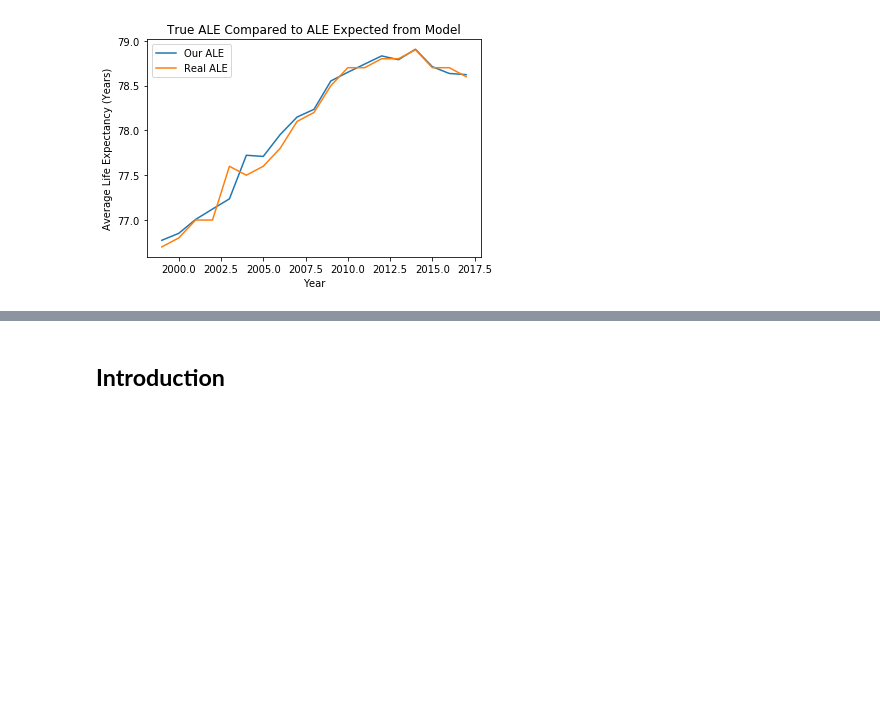
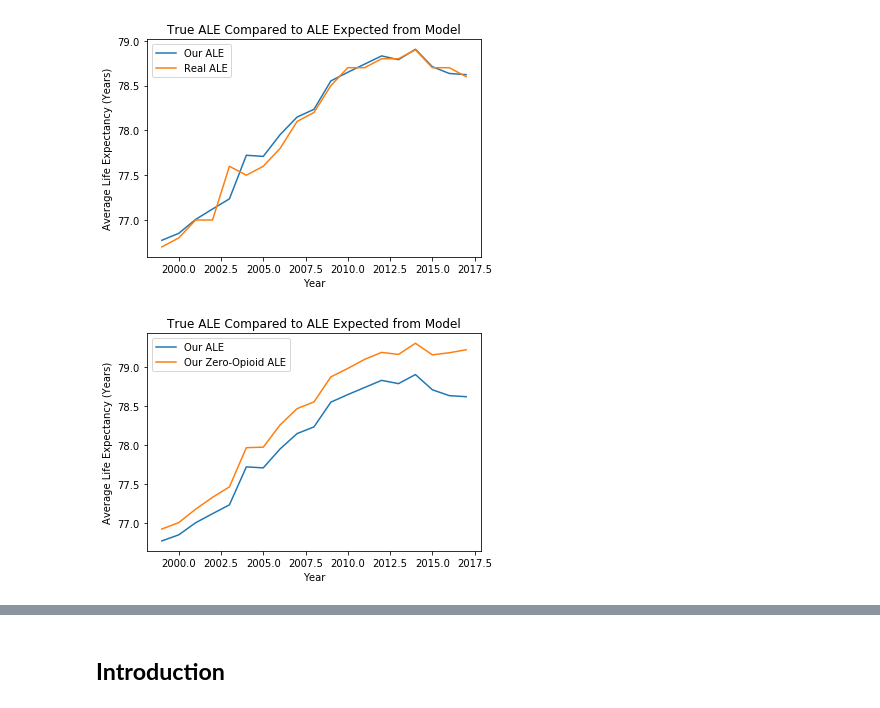
Before and after one commit to ASHSWAN1999/DataScienceProject2, a Jupyter notebook: project2.ipynb, the cells around one changed output, grey strips where cells are left out. Drawn from its saved outputs; the diff is of its cells as text; code cells hidden in the pictures; blank space fills up the shorter version.

```diff
--- a/project2.ipynb
+++ b/project2.ipynb
@@ -49,4 +57,23 @@ nchs = df.append(nchs.drop([0]), ignore_index=True)
 # Select NCHS data that aligns with mort data, describing all people in the US, from 1999-2017, and in year ascending order
 everyone = nchs[(nchs.Race == 'All Races') & (nchs.Sex == 'Both Sexes')]
 recent = everyone[everyone.Year > 1998][::-1].reset_index(drop=True)
+# %%
+def make_zero_var_scenario(df):
+
+    mod_df = sy_mort.copy(deep=True)
+
+    for year in range(1999,2018):
+
+        for age in range(0,101):
+            df_index = df[(df['Year'] == year) & (df['Single-Year Ages Code'].astype('int64')==age)].first_valid_index()
+
+            if df_index == None:
+                df_deaths = 0
+            else:
+                df_deaths = df.at[df_index, 'Deaths']
+
+            z_index = mod_df[(mod_df['Year'] == year) & (mod_df['Single-Year Ages Code'].astype('int64')==age)].first_valid_index()
+            mod_df.at[z_index, 'Deaths'] = mod_df.at[z_index, 'Deaths'] - df_deaths
+
+    return mod_df
 # %%
@@ -172,3 +127,6 @@ birth_le
+# %%
+estimating_pop(sy_mort)
+birth_le = life_expect_df(sy_mort)
 # %%
 plt.plot(recent.Year, birth_le['ex'], label='Our ALE')
 plt.plot(recent.Year, recent['Average Life Expectancy (Years)'], label='Real ALE')
@@ -179,3 +137,18 @@ plt.title('True ALE Compared to ALE Expected from Model')
 plt.legend();
 # %% [output]
 [figure]
+# %%
+zero_op_mort = make_zero_var_scenario(op_mort)
+estimating_pop(zero_op_mort)
+birth_le_mod = life_expect_df(zero_op_mort)
+# %%
+plt.plot(recent.Year, birth_le['ex'], label='Our ALE')
+plt.plot(recent.Year, birth_le_mod['ex'], label='Our Zero-Opioid ALE')
+# plt.plot(recent.Year, recent['Average Life Expectancy (Years)'], label='Real ALE')
+
+plt.xlabel('Year')
+plt.ylabel('Average Life Expectancy (Years)')
+plt.title('True ALE Compared to ALE Expected from Model')
+plt.legend();
+# %% [output]
+[figure, added]
```
Also changed, not shown: parts of 7 cells of this notebook, 1 other file.
